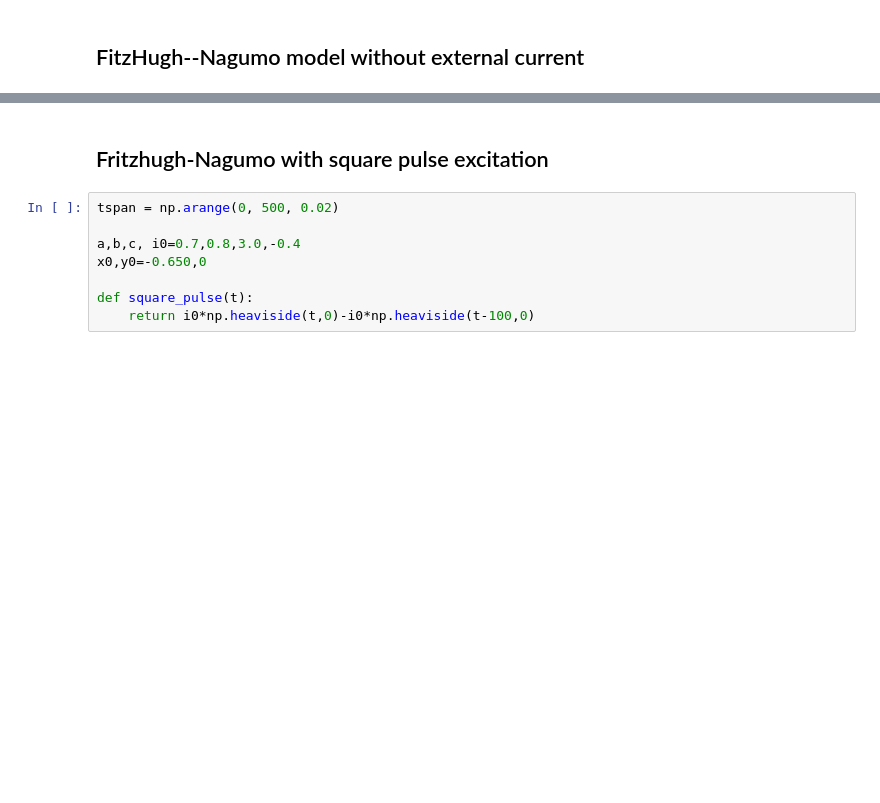
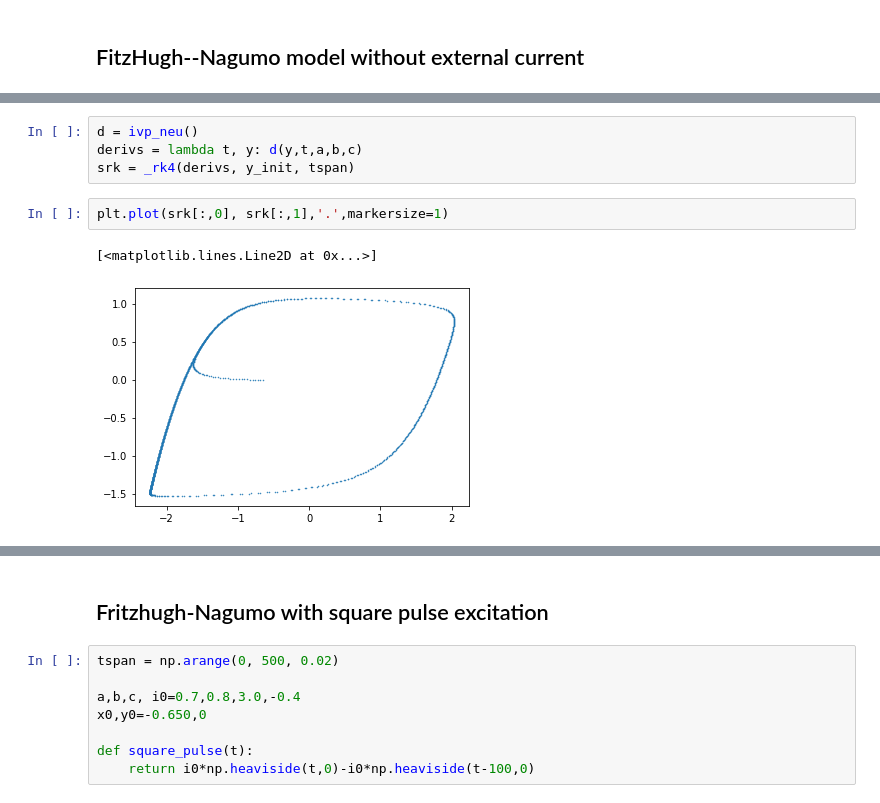
Before and after one commit to fzadra/VanDerPolContact, a Jupyter notebook: FitzHugh-Nagumo models.ipynb, the cells around one changed output, grey strips where cells are left out. Saved outputs shown, nothing was run; the diff lists cells and outputs as text; blank space fills up the shorter version.

```diff
--- a/FitzHugh-Nagumo models.ipynb
+++ b/FitzHugh-Nagumo models.ipynb
@@ -53,3 +93,12 @@ Number of function evaluations: 253243, number of Jacobian evaluations: 6183
+# %%
+d = ivp_neu()
+derivs = lambda t, y: d(y,t,a,b,c)
+srk = _rk4(derivs, y_init, tspan)
+# %%
+plt.plot(srk[:,0], srk[:,1],'.',markersize=1)
+# %% [output]
+[<matplotlib.lines.Line2D at 0x...>]
+[figure, added]
 # %%
 plt.figure(figsize=(14,10))
 plt.plot(sol[:,1], frinag.qstoy(sol[:,1],sols), '.',markersize=1,label="2nd")
```
Also changed, not shown: parts of 9 cells of this notebook, 1 other file.
